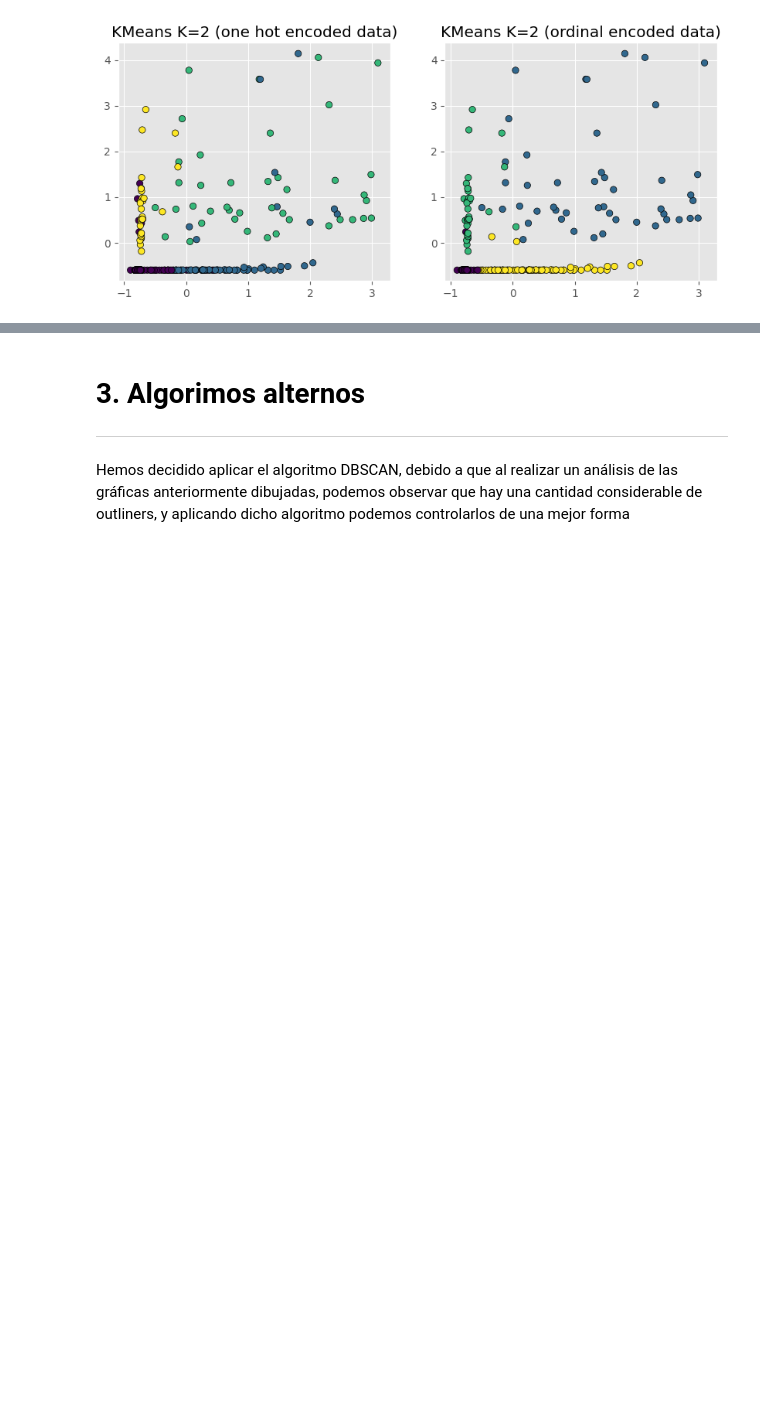
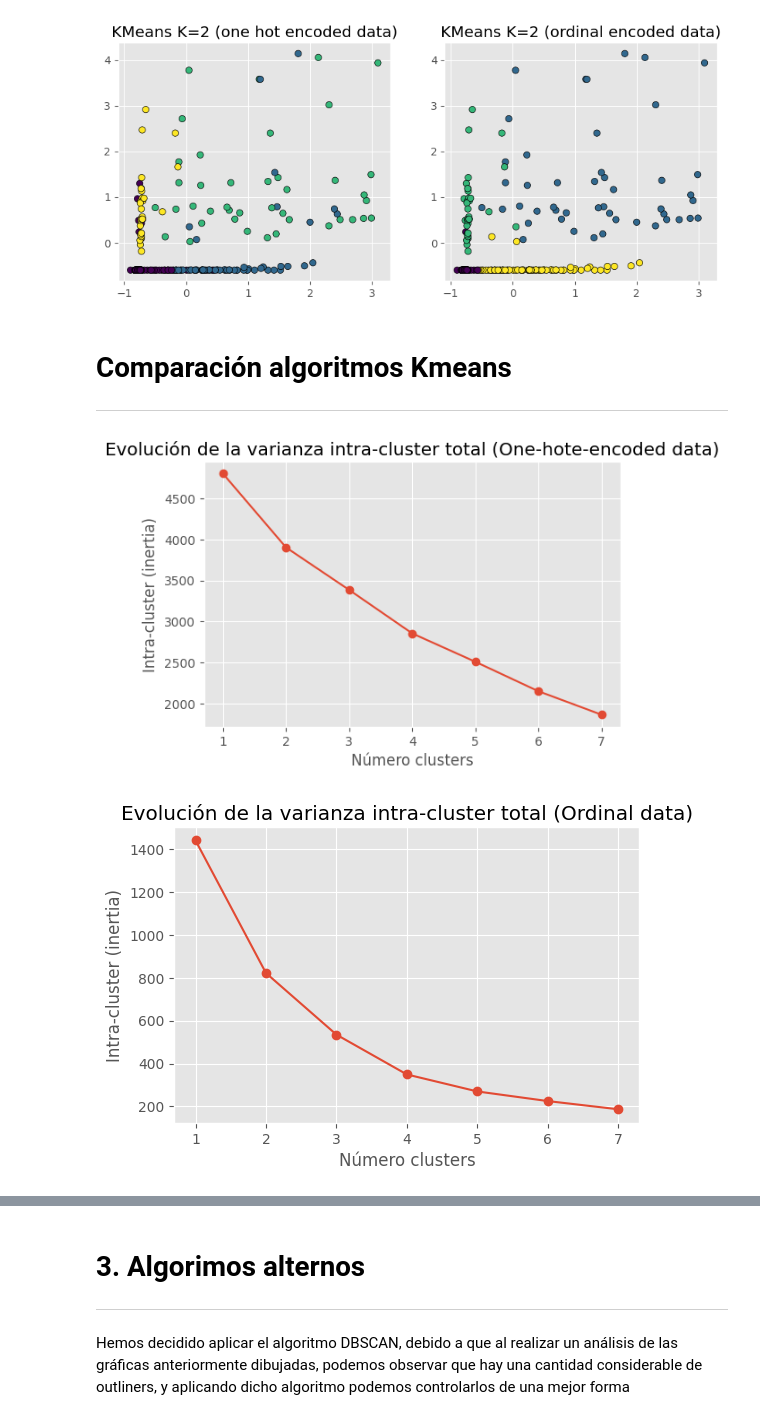
Before and after one commit to V1centeB/Aprendizaje_Automatico-P2-G1, a Jupyter notebook: model.ipynb, the cells around one changed output, grey strips where cells are left out. Saved outputs shown, nothing was run; the diff lists cells and outputs as text; code cells hidden in the pictures; blank space fills up the shorter version.

Commit message:
Mejora comparaciones kmeans

```diff
--- a/model.ipynb
+++ b/model.ipynb
@@ -216,6 +179,8 @@ mapping = {   # Diccionario con formato Target : List of current values
     'Blue': ['Blue'],
 }
 
+# Cargamos los datos
+data = pd.read_csv('data/stars_data.csv')
 
 # Mapeamos los datos
 for target_color, source_colors in mapping.items():
@@ -432,3 +397,31 @@ ax[1].scatter(
 ax[1].set_title('KMeans K=2 (ordinal encoded data)');
 # %% [output]
 [figure]
+# %% [markdown]
+# Comparación algoritmos Kmeans
+---
+# %%
+def n_clusters_elbow_method(X, data_type: str):
+    range_n_clusters = range(1, 8)
+    inertias = []
+
+    for n_clusters in range_n_clusters:
+        modelo_kmeans = KMeans(
+            n_clusters   = n_clusters,
+            n_init       = 20,
+            random_state = 100572303
+        )
+        modelo_kmeans.fit(X)
+        inertias.append(modelo_kmeans.inertia_)
+
+    fig, ax = plt.subplots(1, 1, figsize=(6, 3.84))
+    ax.plot(range_n_clusters, inertias, marker='o')
+    ax.set_title("Evolución de la varianza intra-cluster total ({})".format(data_type))
+    ax.set_xlabel('Número clusters')
+    ax.set_ylabel('Intra-cluster (inertia)');
+
+n_clusters_elbow_method(X_onehot_scaled, "One-hote-encoded data")
+n_clusters_elbow_method(X_ordinal_scaled, "Ordinal data")
+# %% [output]
+[figure, added]
+[figure, added]
```
Also changed, not shown: parts of 4 cells of this notebook.
